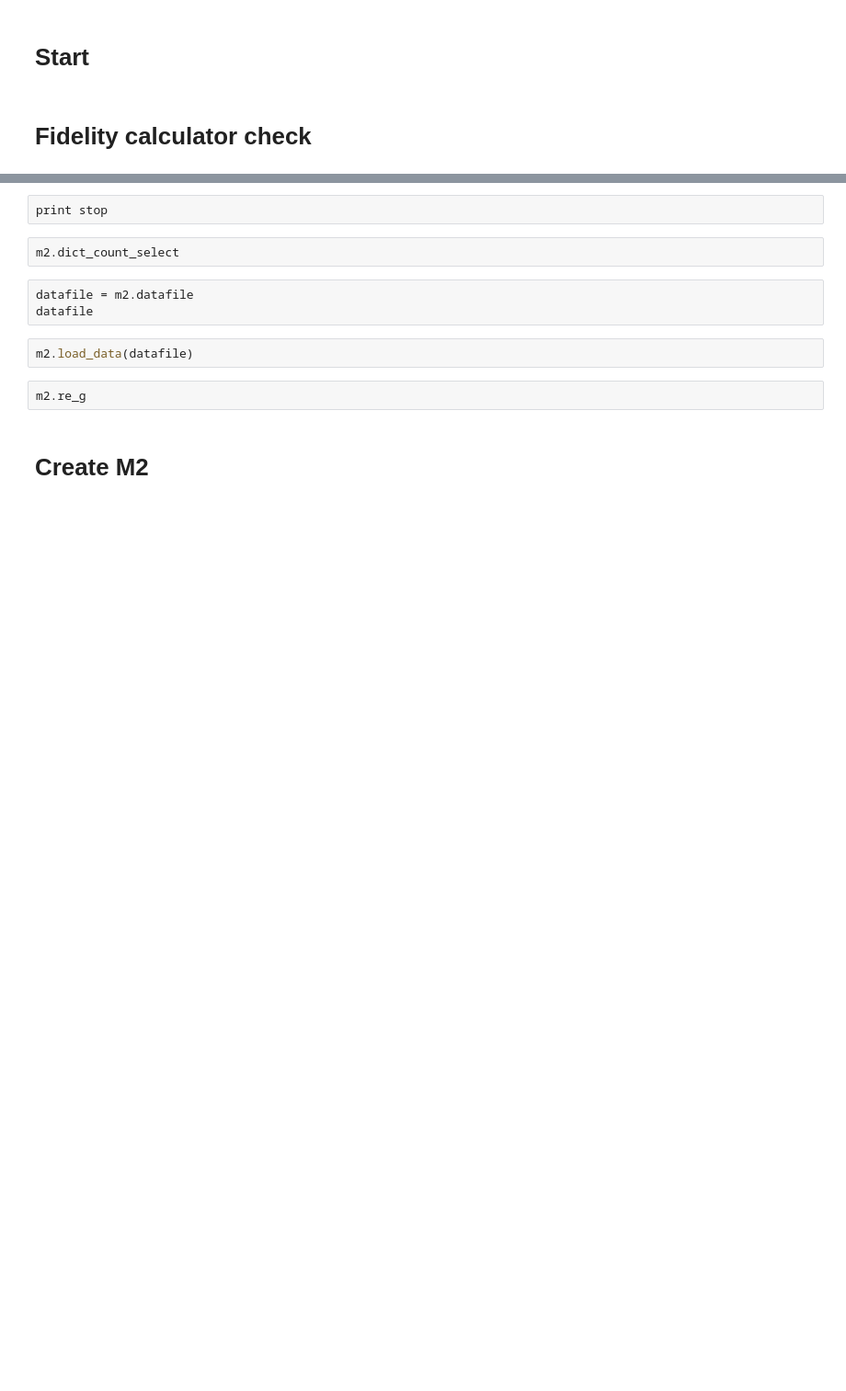
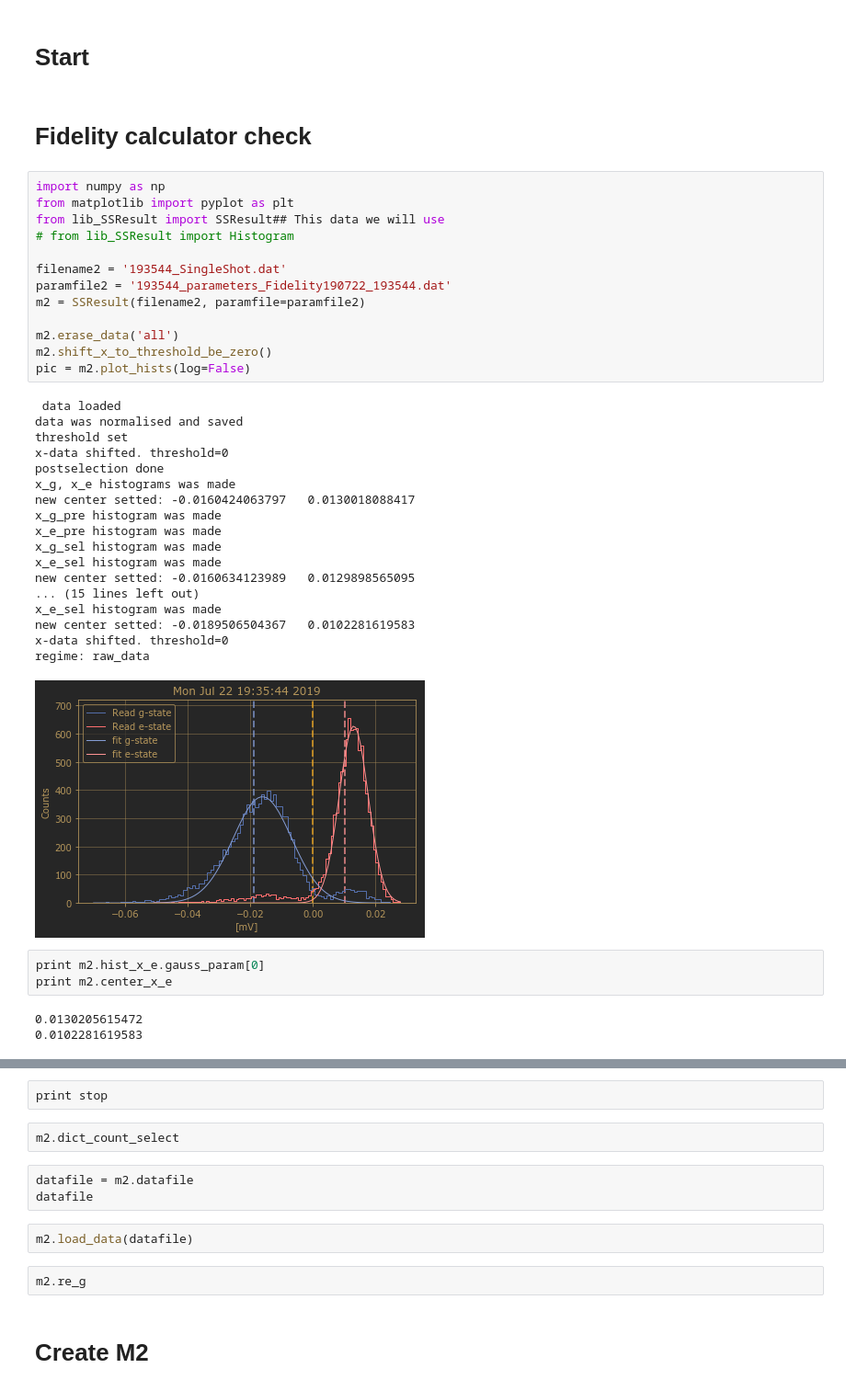
Before and after one commit to qc-coder/SingleShotReadout, a Jupyter notebook: Test_the_SSResult_Class.ipynb, the cells around one changed output, grey strips where cells are left out. Shown at 92% size. Drawn from its saved outputs; the diff is of its cells as text; blank space fills up the shorter version.

Commit message:
found a problem of centers by gauss if data was deleted

```diff
--- a/Test_the_SSResult_Class.ipynb
+++ b/Test_the_SSResult_Class.ipynb
@@ -2,6 +2,44 @@
 # Start
 # %% [markdown]
 # Fidelity calculator check
+# %%
+import numpy as np
+from matplotlib import pyplot as plt
+from lib_SSResult import SSResult## This data we will use
+# from lib_SSResult import Histogram
+
+filename2 = '193544_SingleShot.dat'
+paramfile2 = '193544_parameters_Fidelity190722_193544.dat'
+m2 = SSResult(filename2, paramfile=paramfile2)
+
+m2.erase_data('all')
+m2.shift_x_to_threshold_be_zero()
+pic = m2.plot_hists(log=False)
+# %% [output]
+ data loaded
+data was normalised and saved
+threshold set
+x-data shifted. threshold=0
+postselection done
+x_g, x_e histograms was made
+new center setted: -0.0160424063797   0.0130018088417
+x_g_pre histogram was made
+x_e_pre histogram was made
+x_g_sel histogram was made
+x_e_sel histogram was made
+new center setted: -0.0160634123989   0.0129898565095
+... (15 lines left out)
+x_e_sel histogram was made
+new center setted: -0.0189506504367   0.0102281619583
+x-data shifted. threshold=0
+regime: raw_data
+[figure, added]
+# %%
+print m2.hist_x_e.gauss_param[0]
+print m2.center_x_e
+# %% [output]
+0.0130205615472
+0.0102281619583
 # %%
 import numpy as np
 from matplotlib import pyplot as plt
```
Also changed, not shown: parts of 5 cells of this notebook, 1 other file.
